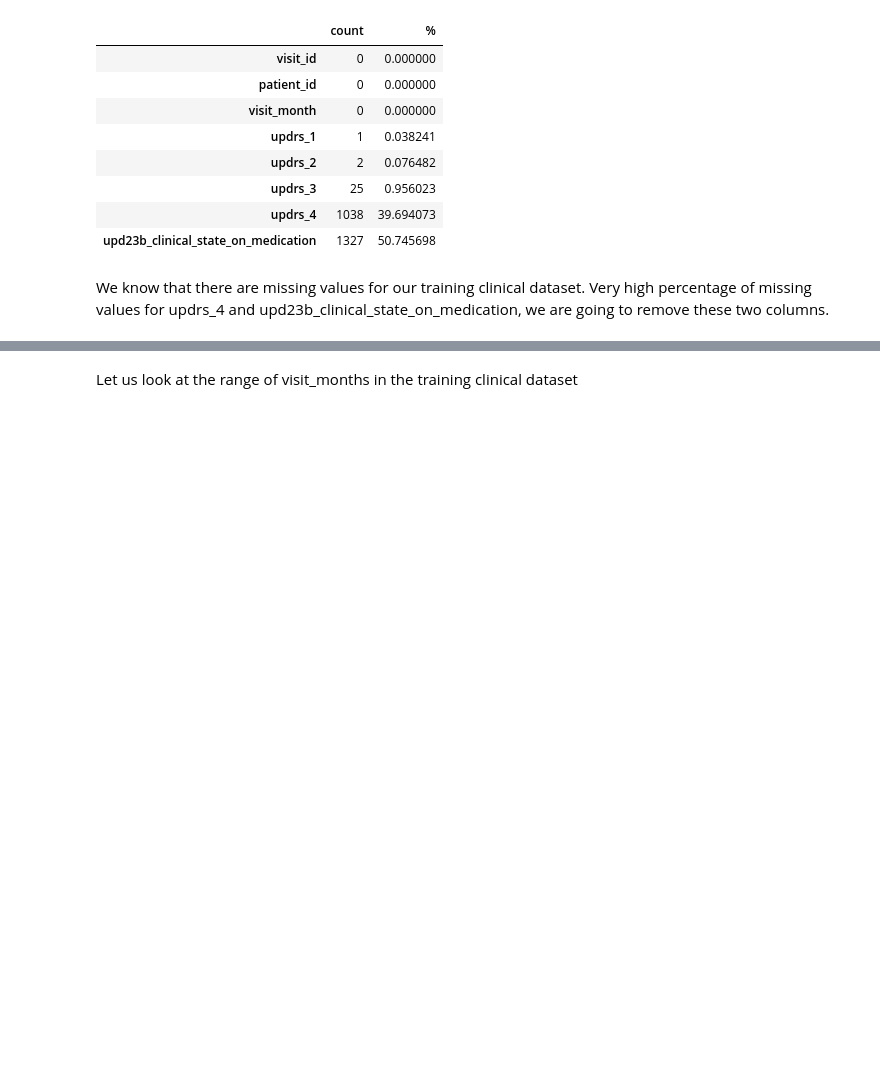
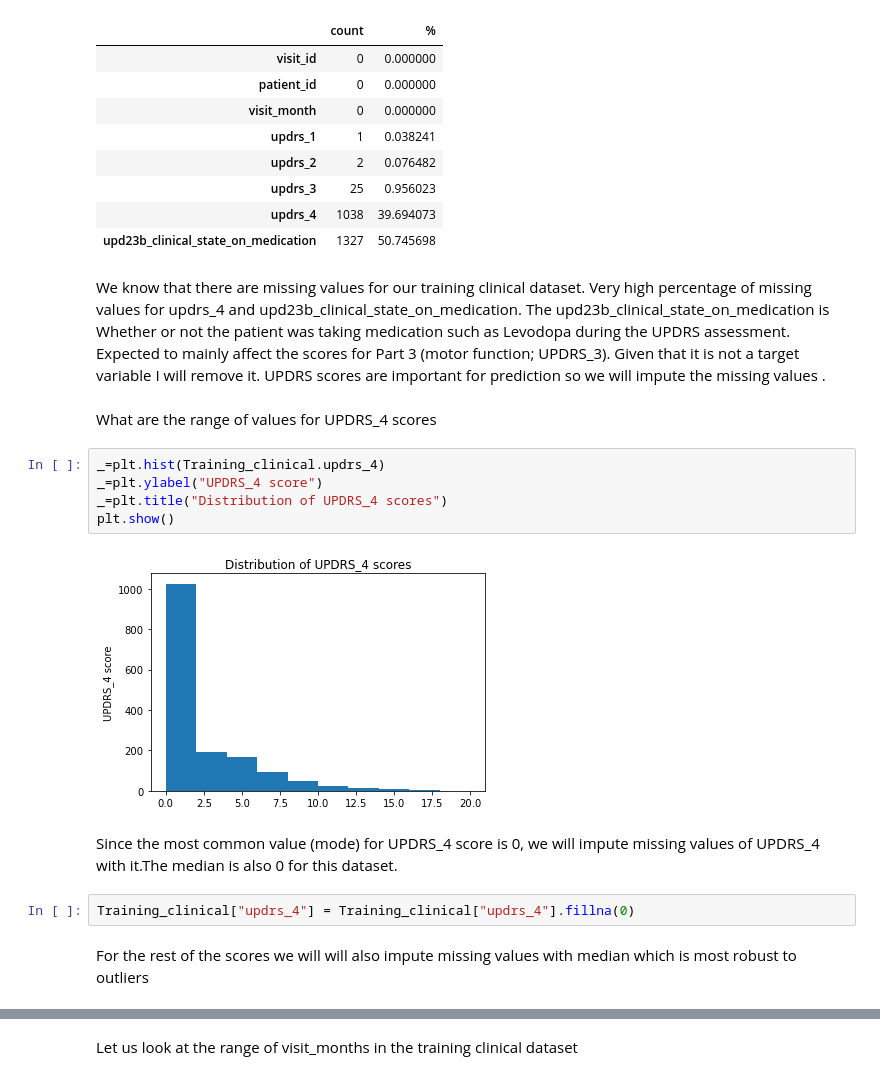
Before and after one commit to mt98/Datascience, a Jupyter notebook: Second_capstone/Capstone_two_data_wrangling.ipynb, the cells around one changed output, grey strips where cells are left out. Saved outputs shown, nothing was run; the diff lists cells and outputs as text; blank space fills up the shorter version.

```diff
--- a/Second_capstone/Capstone_two_data_wrangling.ipynb
+++ b/Second_capstone/Capstone_two_data_wrangling.ipynb
@@ -307,4 +328,19 @@ missing.sort_values(by=["count", "%"])
 | updrs_4 | 1038 | 39.694073 |
 | upd23b_clinical_state_on_medication | 1327 | 50.745698 |
 # %% [markdown]
-We know that there are missing values for our training clinical dataset. Very high percentage of missing values for updrs_4 and upd23b_clinical_state_on_medication, we are going to remove these two columns.
+We know that there are missing values for our training clinical dataset. Very high percentage of missing values for updrs_4 and upd23b_clinical_state_on_medication. The upd23b_clinical_state_on_medication is Whether or not the patient was taking medication such as Levodopa during the UPDRS assessment. Expected to mainly affect the scores for Part 3 (motor function; UPDRS_3). Given that it is not a target variable I will remove it. UPDRS scores are important for prediction so we will impute the missing values .
+# %% [markdown]
+What are the range of values for UPDRS_4 scores
+# %%
+_=plt.hist(Training_clinical.updrs_4)
+_=plt.ylabel("UPDRS_4 score")
+_=plt.title("Distribution of UPDRS_4 scores")
+plt.show()
+# %% [output]
+[figure, added]
+# %% [markdown]
+Since the most common value (mode) for UPDRS_4 score is 0, we will impute missing values of UPDRS_4 with it.The median is also 0 for this dataset.
+# %%
+Training_clinical["updrs_4"] = Training_clinical["updrs_4"].fillna(0)
+# %% [markdown]
+For the rest of the scores we will will also impute missing values with median which is most robust to outliers
```
Also changed, not shown: parts of 24 cells of this notebook, 6 other files.
